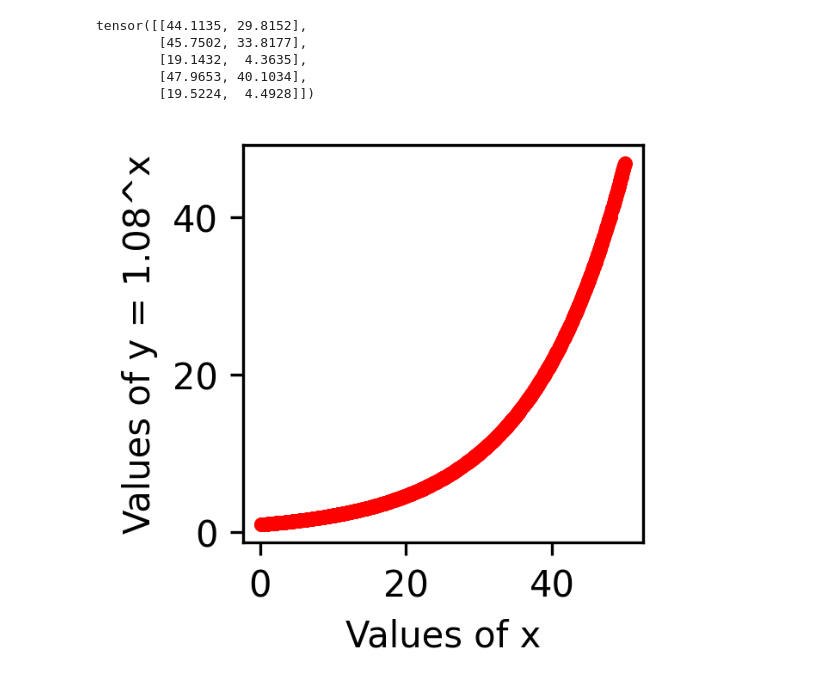
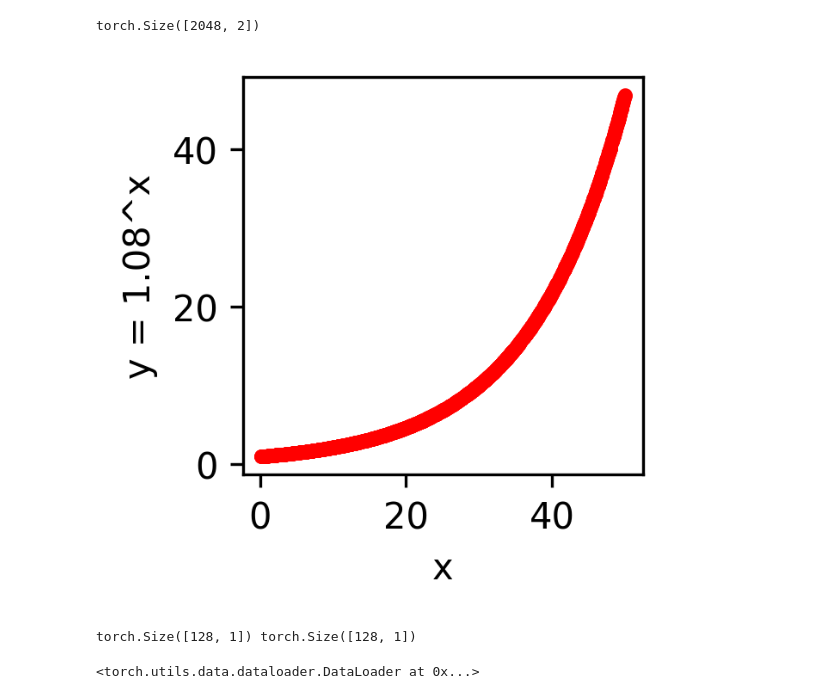
Before and after one commit to Narasim/Python_DLDS, a Jupyter notebook: GAN_number_generation.ipynb, the cells around one changed output. Drawn from its saved outputs; the diff is of its cells as text; code cells hidden in the pictures.

```diff
--- a/GAN_number_generation.ipynb
+++ b/GAN_number_generation.ipynb
@@ -26,19 +26,15 @@ observations = 2048
 train_data = torch.zeros((observations, 2))
 train_data[:, 0] = 50 * torch.rand(observations)
 train_data[:,1] = 1.08**train_data[:,0]
-# %%
-train_data[0:5]
-# %% [output]
-tensor([[44.1135, 29.8152],
-        [45.7502, 33.8177],
-        [19.1432,  4.3635],
-        [47.9653, 40.1034],
-        [19.5224,  4.4928]])
+# %%
+train_data.shape
+# %% [output]
+torch.Size([2048, 2])
 # %%
 fig = plt.figure(dpi = 300, figsize = (2,2))
 plt.plot(train_data[:,0], train_data[:,1],'.',c='r')
-plt.xlabel('Values of x')
-plt.ylabel('Values of y = 1.08^x')
+plt.xlabel('x')
+plt.ylabel('y = 1.08^x')
 plt.show()
 # %% [output]
-[figure, old version]
+[figure, new version]
@@ -44,0 +50,4 @@ plt.show()
+# %%
+print(real_labels.shape, fake_labels.shape)
+# %% [output]
+torch.Size([128, 1]) torch.Size([128, 1])
@@ -44,0 +61,4 @@ plt.show()
+# %%
+train_set_loader
+# %% [output]
+<torch.utils.data.dataloader.DataLoader at 0x...>
```
Also changed, not shown: parts of 13 cells of this notebook.
